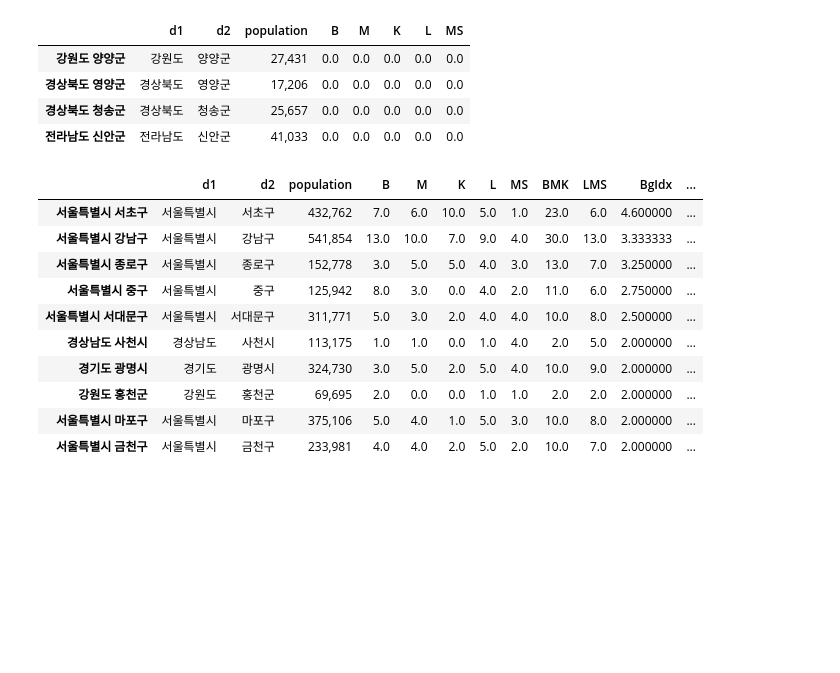
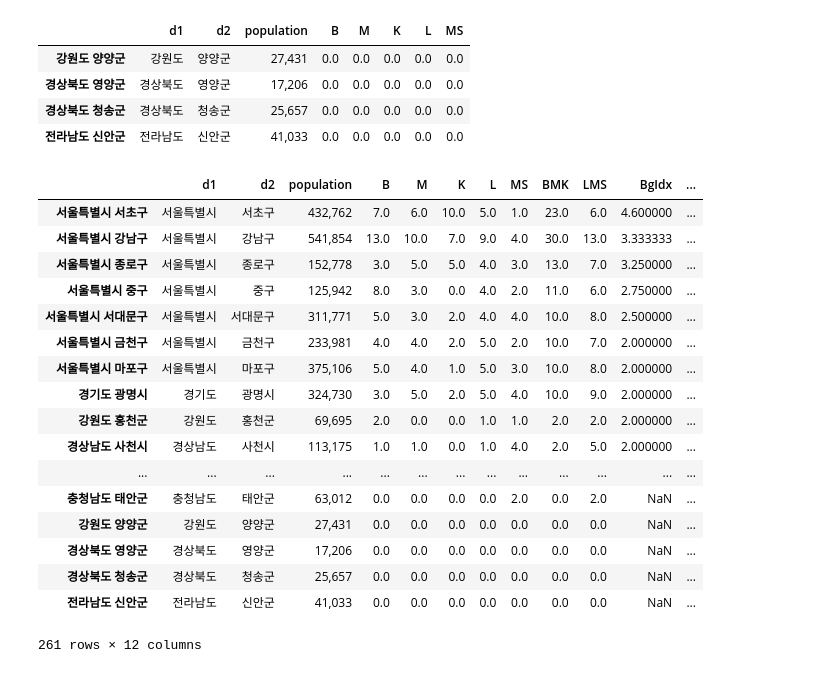
Before and after one commit to idjoopal/BurgerIndex2019, a Jupyter notebook: Untitled.ipynb, the cells around one changed output. Cells and saved outputs as stored; diff of their text form; code cells hidden in the pictures; blank space fills up the shorter version.

```diff
--- a/Untitled.ipynb
+++ b/Untitled.ipynb
@@ -935,18 +935,25 @@ bgt['BgIdx'] = bgt['BMK'] / bgt['L']
 bgt['BgIdxNew'] = bgt['BMK'] / bgt['LMS']
 # %%
 bgt = bgt.sort_values(by='BgIdx', ascending=False)
-bgt.head(10)
+bgt
 # %% [output]
 |  | d1 | d2 | population | B | M | K | L | MS | BMK | LMS | BgIdx | ... |
 | 서울특별시 서초구 | 서울특별시 | 서초구 | 432,762 | 7.0 | 6.0 | 10.0 | 5.0 | 1.0 | 23.0 | 6.0 | 4.600000 | ... |
 | 서울특별시 강남구 | 서울특별시 | 강남구 | 541,854 | 13.0 | 10.0 | 7.0 | 9.0 | 4.0 | 30.0 | 13.0 | 3.333333 | ... |
 | 서울특별시 종로구 | 서울특별시 | 종로구 | 152,778 | 3.0 | 5.0 | 5.0 | 4.0 | 3.0 | 13.0 | 7.0 | 3.250000 | ... |
 | 서울특별시 중구 | 서울특별시 | 중구 | 125,942 | 8.0 | 3.0 | 0.0 | 4.0 | 2.0 | 11.0 | 6.0 | 2.750000 | ... |
 | 서울특별시 서대문구 | 서울특별시 | 서대문구 | 311,771 | 5.0 | 3.0 | 2.0 | 4.0 | 4.0 | 10.0 | 8.0 | 2.500000 | ... |
-| 경상남도 사천시 | 경상남도 | 사천시 | 113,175 | 1.0 | 1.0 | 0.0 | 1.0 | 4.0 | 2.0 | 5.0 | 2.000000 | ... |
+| 서울특별시 금천구 | 서울특별시 | 금천구 | 233,981 | 4.0 | 4.0 | 2.0 | 5.0 | 2.0 | 10.0 | 7.0 | 2.000000 | ... |
+| 서울특별시 마포구 | 서울특별시 | 마포구 | 375,106 | 5.0 | 4.0 | 1.0 | 5.0 | 3.0 | 10.0 | 8.0 | 2.000000 | ... |
 | 경기도 광명시 | 경기도 | 광명시 | 324,730 | 3.0 | 5.0 | 2.0 | 5.0 | 4.0 | 10.0 | 9.0 | 2.000000 | ... |
 | 강원도 홍천군 | 강원도 | 홍천군 | 69,695 | 2.0 | 0.0 | 0.0 | 1.0 | 1.0 | 2.0 | 2.0 | 2.000000 | ... |
-| 서울특별시 마포구 | 서울특별시 | 마포구 | 375,106 | 5.0 | 4.0 | 1.0 | 5.0 | 3.0 | 10.0 | 8.0 | 2.000000 | ... |
-| 서울특별시 금천구 | 서울특별시 | 금천구 | 233,981 | 4.0 | 4.0 | 2.0 | 5.0 | 2.0 | 10.0 | 7.0 | 2.000000 | ... |
+| 경상남도 사천시 | 경상남도 | 사천시 | 113,175 | 1.0 | 1.0 | 0.0 | 1.0 | 4.0 | 2.0 | 5.0 | 2.000000 | ... |
+| ... | ... | ... | ... | ... | ... | ... | ... | ... | ... | ... | ... | ... |
+| 충청남도 태안군 | 충청남도 | 태안군 | 63,012 | 0.0 | 0.0 | 0.0 | 0.0 | 2.0 | 0.0 | 2.0 | NaN | ... |
+| 강원도 양양군 | 강원도 | 양양군 | 27,431 | 0.0 | 0.0 | 0.0 | 0.0 | 0.0 | 0.0 | 0.0 | NaN | ... |
+| 경상북도 영양군 | 경상북도 | 영양군 | 17,206 | 0.0 | 0.0 | 0.0 | 0.0 | 0.0 | 0.0 | 0.0 | NaN | ... |
+| 경상북도 청송군 | 경상북도 | 청송군 | 25,657 | 0.0 | 0.0 | 0.0 | 0.0 | 0.0 | 0.0 | 0.0 | NaN | ... |
+| 전라남도 신안군 | 전라남도 | 신안군 | 41,033 | 0.0 | 0.0 | 0.0 | 0.0 | 0.0 | 0.0 | 0.0 | NaN | ... |
+261 rows × 12 columns
 # %%
 bgt = bgt.sort_values(by='BgIdxNew', ascending=False)
```
Also changed, not shown: parts of 1 cell of this notebook, 1 other file.
